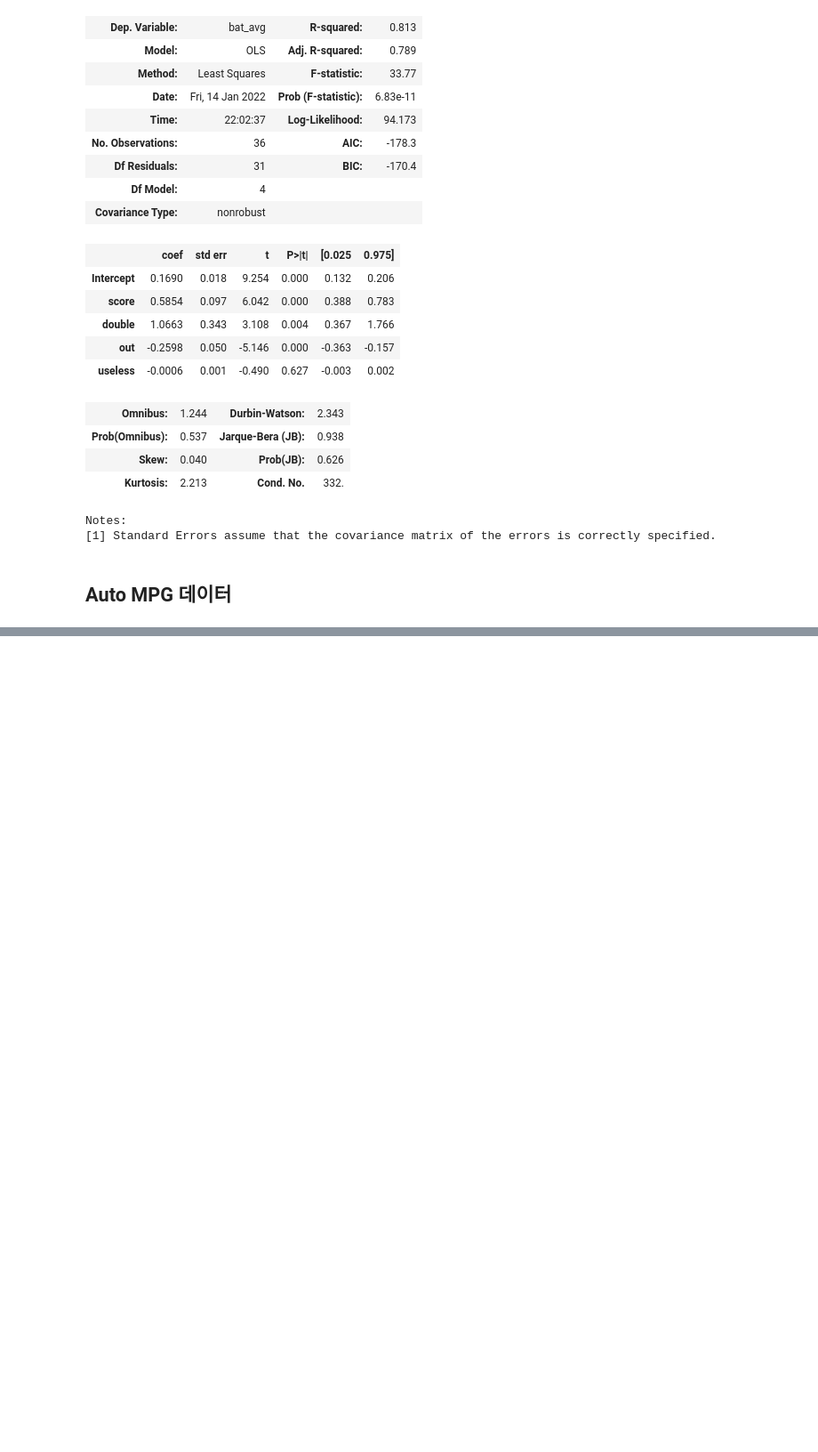
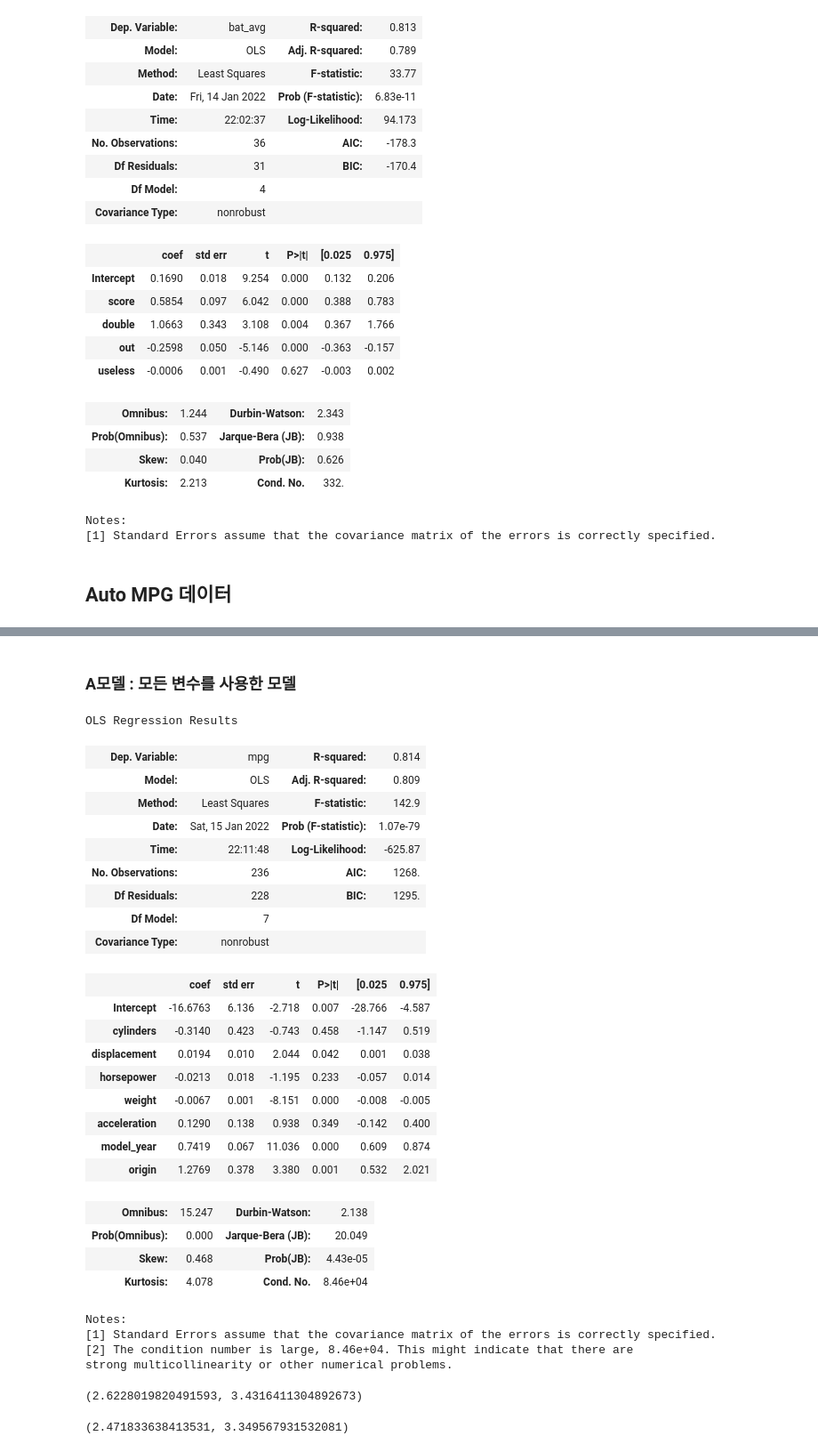
Before and after one commit to RainyHeaven/data_analytics, a Jupyter notebook: 제05장 회귀 분석/Regression.ipynb, the cells around one changed output, grey strips where cells are left out. Shown at 89% size. Drawn from its saved outputs; the diff is of its cells as text; code cells hidden in the pictures; blank space fills up the shorter version.

```diff
--- a/제05장 회귀 분석/Regression.ipynb
+++ b/제05장 회귀 분석/Regression.ipynb
@@ -263,5 +263,6 @@ auto.columns = ['mpg', 'cylinders', 'displacement', 'horsepower', 'weight', 'acc
 # %%
 auto.drop('name', axis=1, inplace=True)
 auto.drop(auto[auto.horsepower=='?'].index, inplace=True)
+auto.horsepower = auto.horsepower.astype(float).astype(int)
 # %%
 auto.reset_index(drop=True, inplace=True)
@@ -288,2 +282,34 @@ test_data = auto.drop(train_data.index.append(val_data.index))
+# %% [markdown]
+### A모델 : 모든 변수를 사용한 모델
 # %%
-ols()
+target_features = ['cylinders', 'displacement', 'horsepower', 'weight', 'acceleration', 'model_year', 'origin']
+a_model = ols(f'mpg ~ {"+".join(target_features)}', data=train_data).fit()
+a_model.summary()
+# %% [output]
+OLS Regression Results
+| Dep. Variable: | mpg | R-squared: | 0.814 |
+| Model: | OLS | Adj. R-squared: | 0.809 |
+| Method: | Least Squares | F-statistic: | 142.9 |
+| Date: | Sat, 15 Jan 2022 | Prob (F-statistic): | 1.07e-79 |
+| Time: | 22:11:48 | Log-Likelihood: | -625.87 |
+| No. Observations: | 236 | AIC: | 1268. |
+| Df Residuals: | 228 | BIC: | 1295. |
+| Df Model: | 7 |  |  |
+| Covariance Type: | nonrobust |  |  |
+|  | coef | std err | t | P>|t| | [0.025 | 0.975] |
+| Intercept | -16.6763 | 6.136 | -2.718 | 0.007 | -28.766 | -4.587 |
+| cylinders | -0.3140 | 0.423 | -0.743 | 0.458 | -1.147 | 0.519 |
+| displacement | 0.0194 | 0.010 | 2.044 | 0.042 | 0.001 | 0.038 |
+| horsepower | -0.0213 | 0.018 | -1.195 | 0.233 | -0.057 | 0.014 |
+| weight | -0.0067 | 0.001 | -8.151 | 0.000 | -0.008 | -0.005 |
+| acceleration | 0.1290 | 0.138 | 0.938 | 0.349 | -0.142 | 0.400 |
+| model_year | 0.7419 | 0.067 | 11.036 | 0.000 | 0.609 | 0.874 |
+| origin | 1.2769 | 0.378 | 3.380 | 0.001 | 0.532 | 2.021 |
+| Omnibus: | 15.247 | Durbin-Watson: | 2.138 |
+| Prob(Omnibus): | 0.000 | Jarque-Bera (JB): | 20.049 |
+| Skew: | 0.468 | Prob(JB): | 4.43e-05 |
+| Kurtosis: | 4.078 | Cond. No. | 8.46e+04 |
+Notes:
+[1] Standard Errors assume that the covariance matrix of the errors is correctly specified.
+[2] The condition number is large, 8.46e+04. This might indicate that there are
+strong multicollinearity or other numerical problems.
@@ -289,0 +323,8 @@ ols()
+# %%
+get_score(train_data, a_model)
+# %% [output]
+(2.6228019820491593, 3.4316411304892673)
+# %%
+get_score(val_data, a_model)
+# %% [output]
+(2.471833638413531, 3.349567931532081)
```
Also changed, not shown: parts of 5 cells of this notebook.
